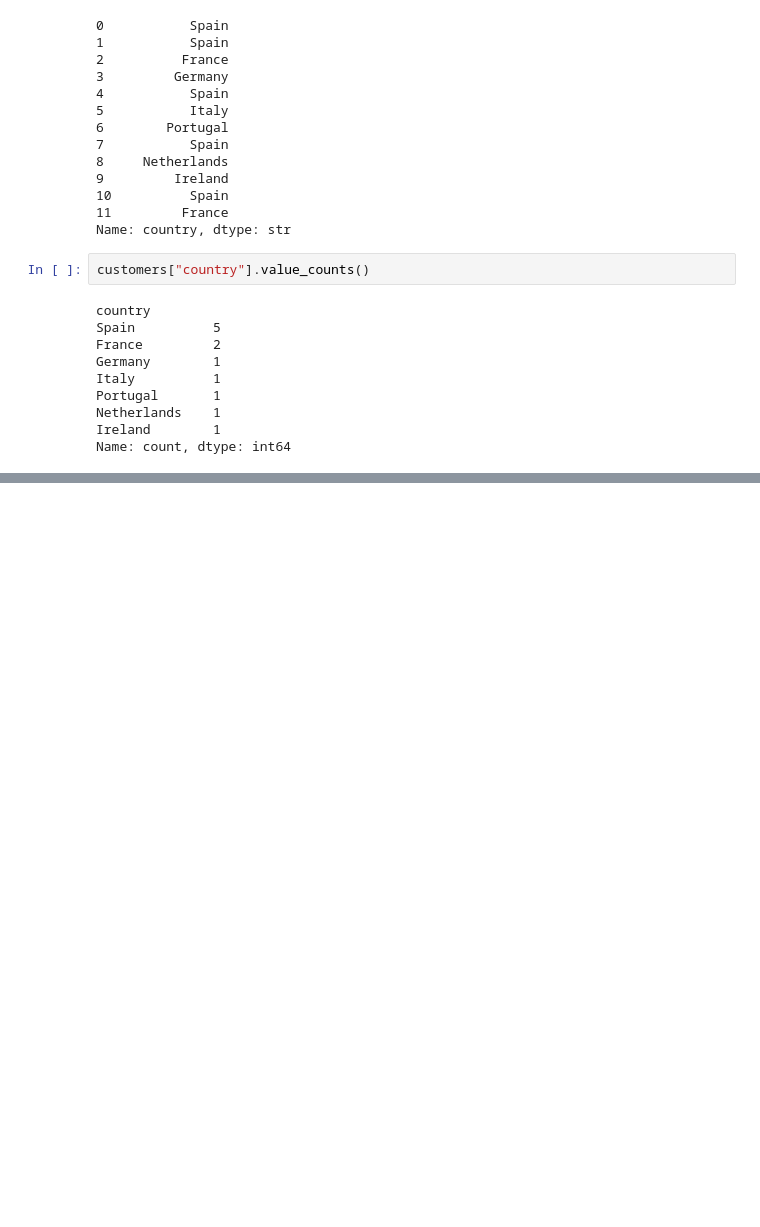
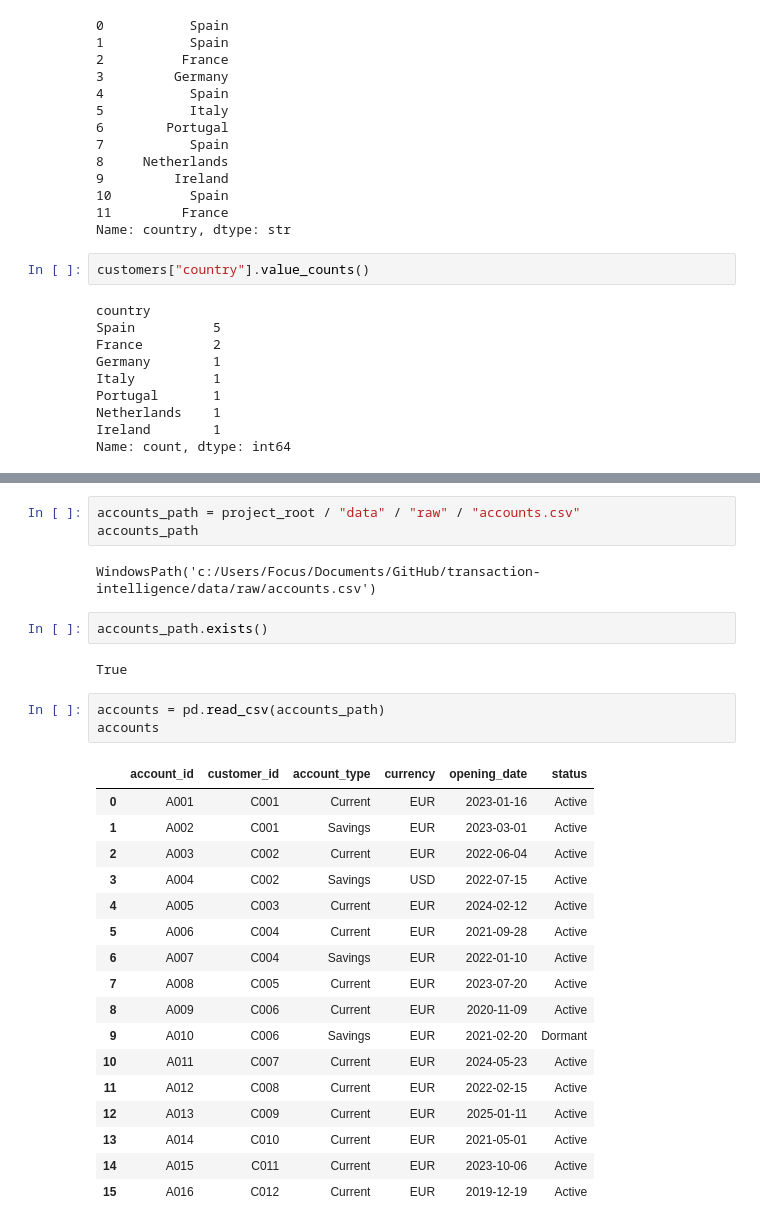
Before and after one commit to glezirene/transaction-intelligence, a Jupyter notebook: notebooks/01_data_exploration.ipynb, the cells around one changed output, grey strips where cells are left out. Cells and saved outputs as stored; diff of their text form; blank space fills up the shorter version.

Commit message:
Add and explore customer accounts dataset

```diff
--- a/notebooks/01_data_exploration.ipynb
+++ b/notebooks/01_data_exploration.ipynb
@@ -258,0 +266,30 @@ Name: count, dtype: int64
+# %%
+accounts_path = project_root / "data" / "raw" / "accounts.csv"
+accounts_path
+# %% [output]
+WindowsPath('c:/Users/Focus/Documents/GitHub/transaction-intelligence/data/raw/accounts.csv')
+# %%
+accounts_path.exists()
+# %% [output]
+True
+# %%
+accounts = pd.read_csv(accounts_path)
+accounts
+# %% [output]
+|  | account_id | customer_id | account_type | currency | opening_date | status |
+| 0 | A001 | C001 | Current | EUR | 2023-01-16 | Active |
+| 1 | A002 | C001 | Savings | EUR | 2023-03-01 | Active |
+| 2 | A003 | C002 | Current | EUR | 2022-06-04 | Active |
+| 3 | A004 | C002 | Savings | USD | 2022-07-15 | Active |
+| 4 | A005 | C003 | Current | EUR | 2024-02-12 | Active |
+| 5 | A006 | C004 | Current | EUR | 2021-09-28 | Active |
+| 6 | A007 | C004 | Savings | EUR | 2022-01-10 | Active |
+| 7 | A008 | C005 | Current | EUR | 2023-07-20 | Active |
+| 8 | A009 | C006 | Current | EUR | 2020-11-09 | Active |
+| 9 | A010 | C006 | Savings | EUR | 2021-02-20 | Dormant |
+| 10 | A011 | C007 | Current | EUR | 2024-05-23 | Active |
+| 11 | A012 | C008 | Current | EUR | 2022-02-15 | Active |
+| 12 | A013 | C009 | Current | EUR | 2025-01-11 | Active |
+| 13 | A014 | C010 | Current | EUR | 2021-05-01 | Active |
+| 14 | A015 | C011 | Current | EUR | 2023-10-06 | Active |
+| 15 | A016 | C012 | Current | EUR | 2019-12-19 | Active |
```
Also changed, not shown: parts of 19 cells of this notebook, 1 other file.
